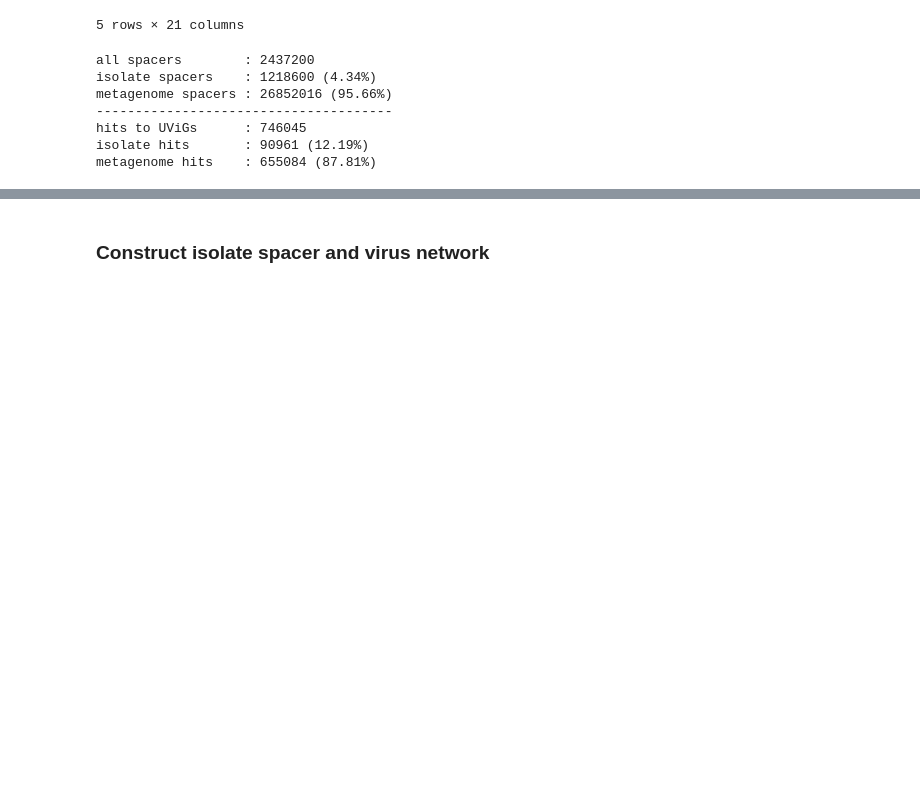
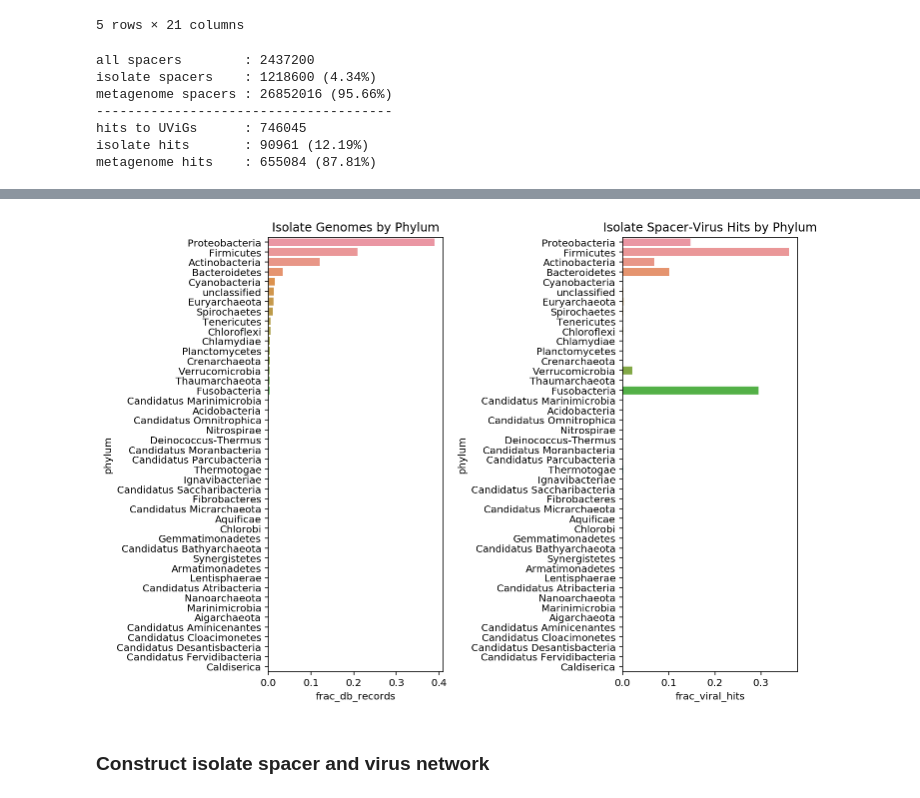
Before and after one commit to camillescott/viralnet, a Jupyter notebook: ViralNetworks.ipynb, the cells around one changed output, grey strips where cells are left out. Cells and saved outputs as stored; diff of their text form; code cells hidden in the pictures; blank space fills up the shorter version.

```diff
--- a/ViralNetworks.ipynb
+++ b/ViralNetworks.ipynb
@@ -422,0 +436,3 @@ p1.ax.annotate?
+# %%
+pht = phyla_hits_table.sort_values( 'frac_db_records', ascending=False )
+pht
@@ -423,3 +457,19 @@ p1.ax.annotate?
+# %%
+figure( figsize=( 10, 7 ) )
+
+subplot( 1, 2, 1 )
+
+seaborn.barplot( x='frac_db_records', y='phylum', data=pht )
+title( 'Isolate Genomes by Phylum' )
+
+subplot( 1, 2, 2 )
+
+seaborn.barplot( x='frac_viral_hits', y='phylum', data=pht )
+title( 'Isolate Spacer-Virus Hits by Phylum' )
+
+tight_layout()
+# %% [output]
+[figure, added]
 # %% [markdown]
 ### Construct isolate spacer and virus network
 # %%
```
Also changed, not shown: parts of 6 cells of this notebook, 1 other file.
